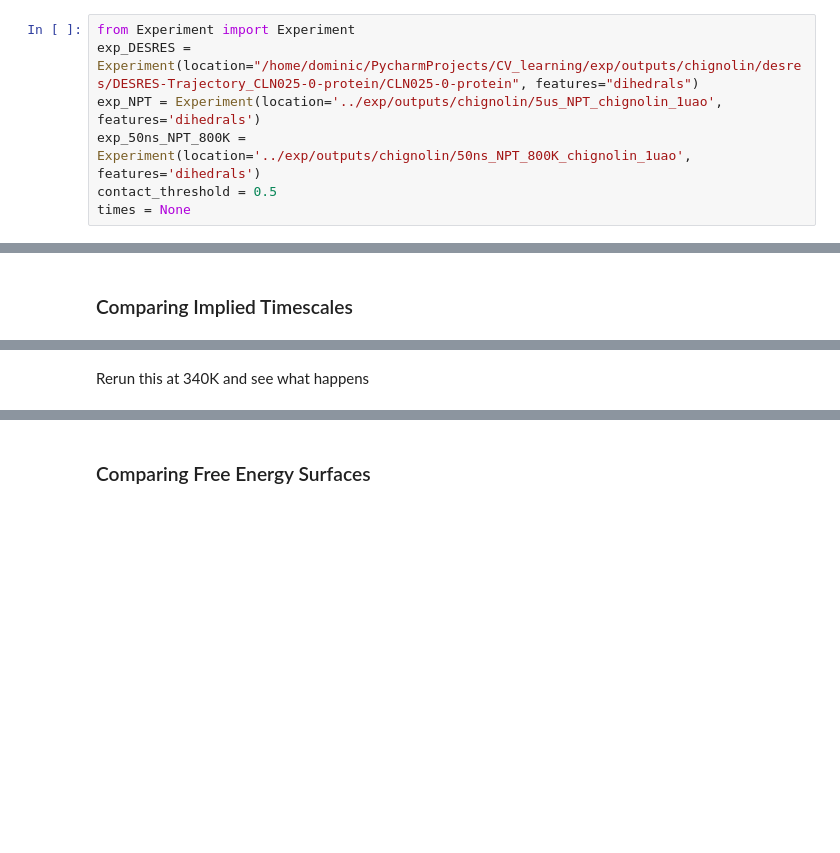
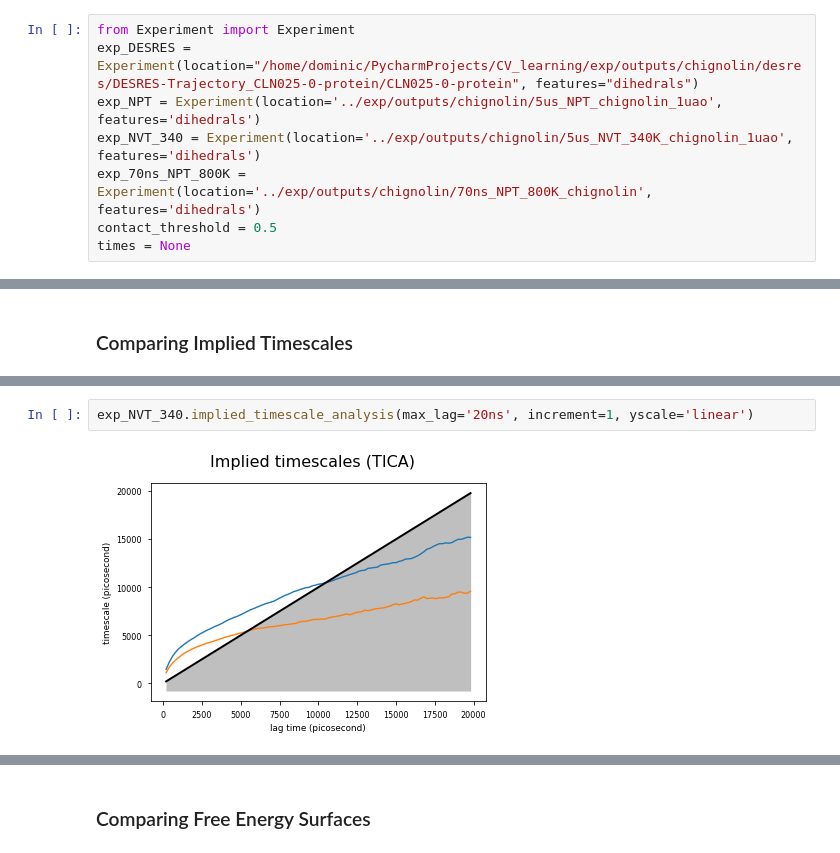
Before and after one commit to dominicp6/CV_learning, a Jupyter notebook: notebooks/analyse_trajectory.ipynb, the cells around one changed output, grey strips where cells are left out. Cells and saved outputs as stored; diff of their text form; blank space fills up the shorter version.

Commit message:
ran CV exps for dihedral bias

```diff
--- a/notebooks/analyse_trajectory.ipynb
+++ b/notebooks/analyse_trajectory.ipynb
@@ -87,7 +65,8 @@ NVT and capped experiments were also run. The system size constraint of NVT led
 from Experiment import Experiment
 exp_DESRES = Experiment(location="/home/dominic/PycharmProjects/CV_learning/exp/outputs/chignolin/desres/DESRES-Trajectory_CLN025-0-protein/CLN025-0-protein", features="dihedrals")
 exp_NPT = Experiment(location='../exp/outputs/chignolin/5us_NPT_chignolin_1uao', features='dihedrals')
-exp_50ns_NPT_800K = Experiment(location='../exp/outputs/chignolin/50ns_NPT_800K_chignolin_1uao', features='dihedrals')
+exp_NVT_340 = Experiment(location='../exp/outputs/chignolin/5us_NVT_340K_chignolin_1uao', features='dihedrals')
+exp_70ns_NPT_800K = Experiment(location='../exp/outputs/chignolin/70ns_NPT_800K_chignolin', features='dihedrals')
 contact_threshold = 0.5
 times = None
 # %% [output]
@@ -124,5 +108,7 @@ exp_DESRES.implied_timescale_analysis(max_lag='20ns', increment=1, yscale='linea
-# %% [markdown]
-Rerun this at 340K and see what happens
+# %%
+exp_NVT_340.implied_timescale_analysis(max_lag='20ns', increment=1, yscale='linear')
+# %% [output]
+[figure, added]
 # %%
 exp_NPT.implied_timescale_analysis(max_lag='20ns', increment=1, yscale='linear')
 # %% [output]
```
Also changed, not shown: parts of 8 cells of this notebook, 8 other files.
